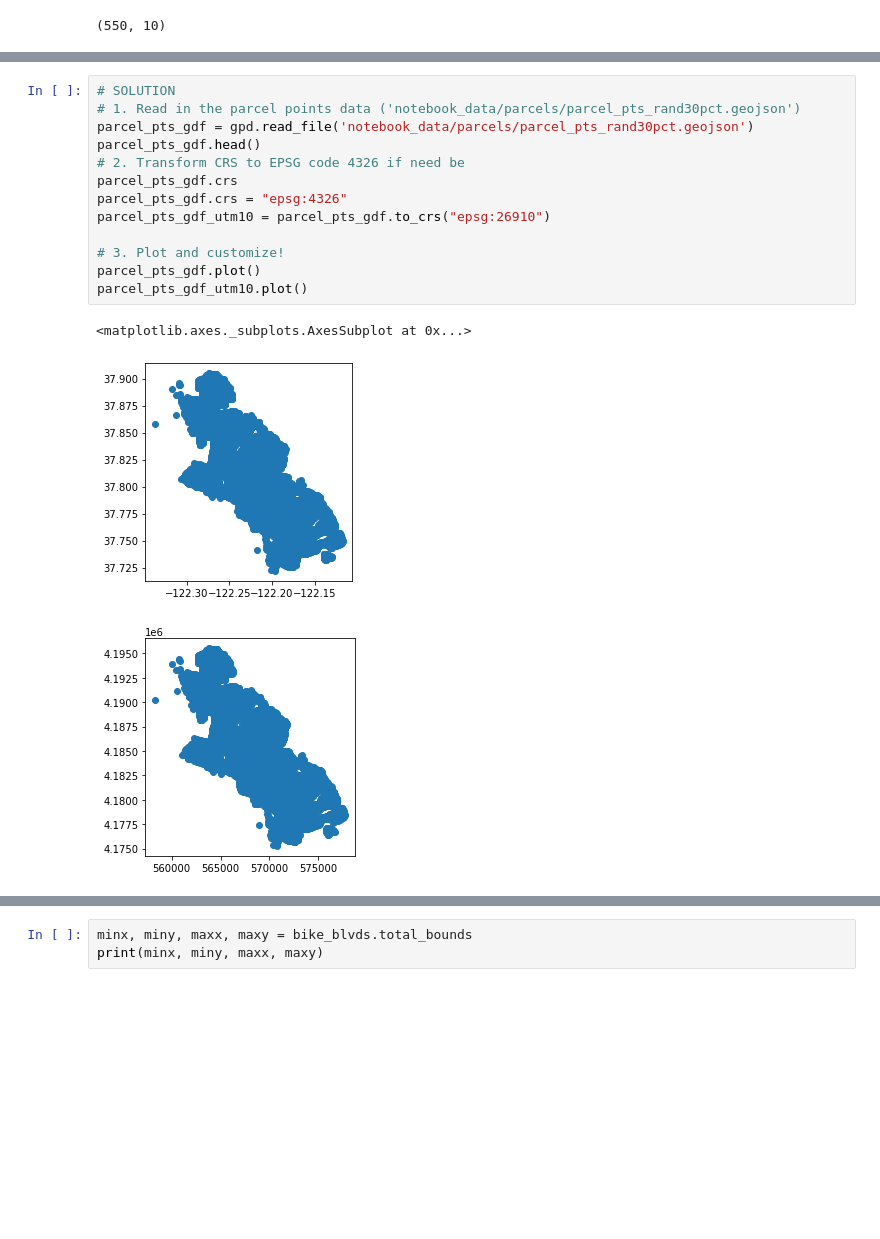
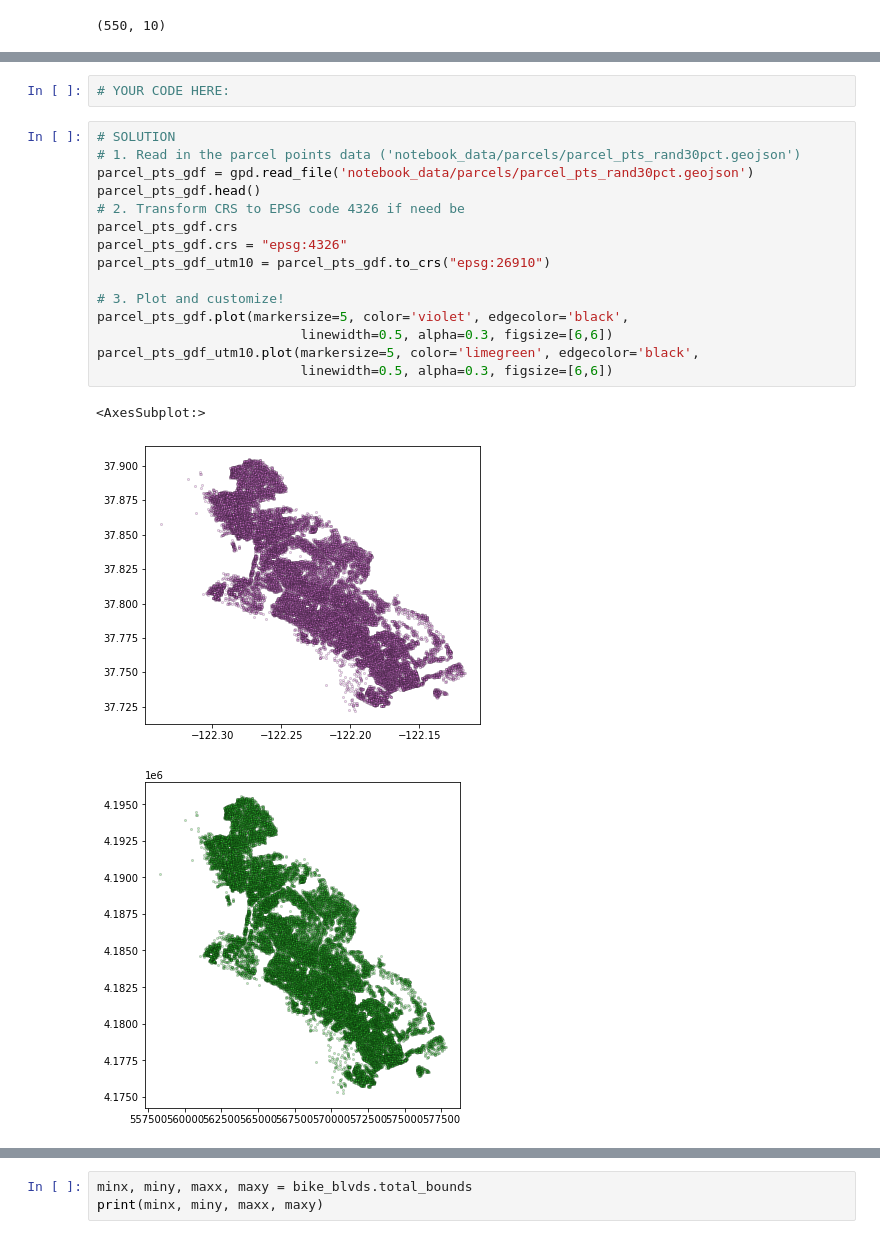
Before and after one commit to dlab-berkeley/Python-Geospatial-Fundamentals-Legacy, a Jupyter notebook: new_sequence/04_More_Data_More_Maps.ipynb, the cells around one changed output, grey strips where cells are left out. Drawn from its saved outputs; the diff is of its cells as text; blank space fills up the shorter version.

```diff
--- a/new_sequence/04_More_Data_More_Maps.ipynb
+++ b/new_sequence/04_More_Data_More_Maps.ipynb
@@ -179,18 +185,22 @@ Let's play around with another point GeoDataFrame.
+# %%
+# YOUR CODE HERE:
 # %%
 # SOLUTION
 # 1. Read in the parcel points data ('notebook_data/parcels/parcel_pts_rand30pct.geojson')
 parcel_pts_gdf = gpd.read_file('notebook_data/parcels/parcel_pts_rand30pct.geojson')
 parcel_pts_gdf.head()
 # 2. Transform CRS to EPSG code 4326 if need be
 parcel_pts_gdf.crs
 parcel_pts_gdf.crs = "epsg:4326"
 parcel_pts_gdf_utm10 = parcel_pts_gdf.to_crs("epsg:26910")
 
 # 3. Plot and customize!
-parcel_pts_gdf.plot()
-parcel_pts_gdf_utm10.plot()
+parcel_pts_gdf.plot(markersize=5, color='violet', edgecolor='black',
+                          linewidth=0.5, alpha=0.3, figsize=[6,6])
+parcel_pts_gdf_utm10.plot(markersize=5, color='limegreen', edgecolor='black',
+                          linewidth=0.5, alpha=0.3, figsize=[6,6])
 # %% [output]
-<matplotlib.axes._subplots.AxesSubplot at 0x...>
+<AxesSubplot:>
-[figure, old version]
+[figure, new version]
-[figure, old version]
+[figure, new version]
 # %% [markdown]
```
Also changed, not shown: parts of 27 cells of this notebook, 2 other files.
